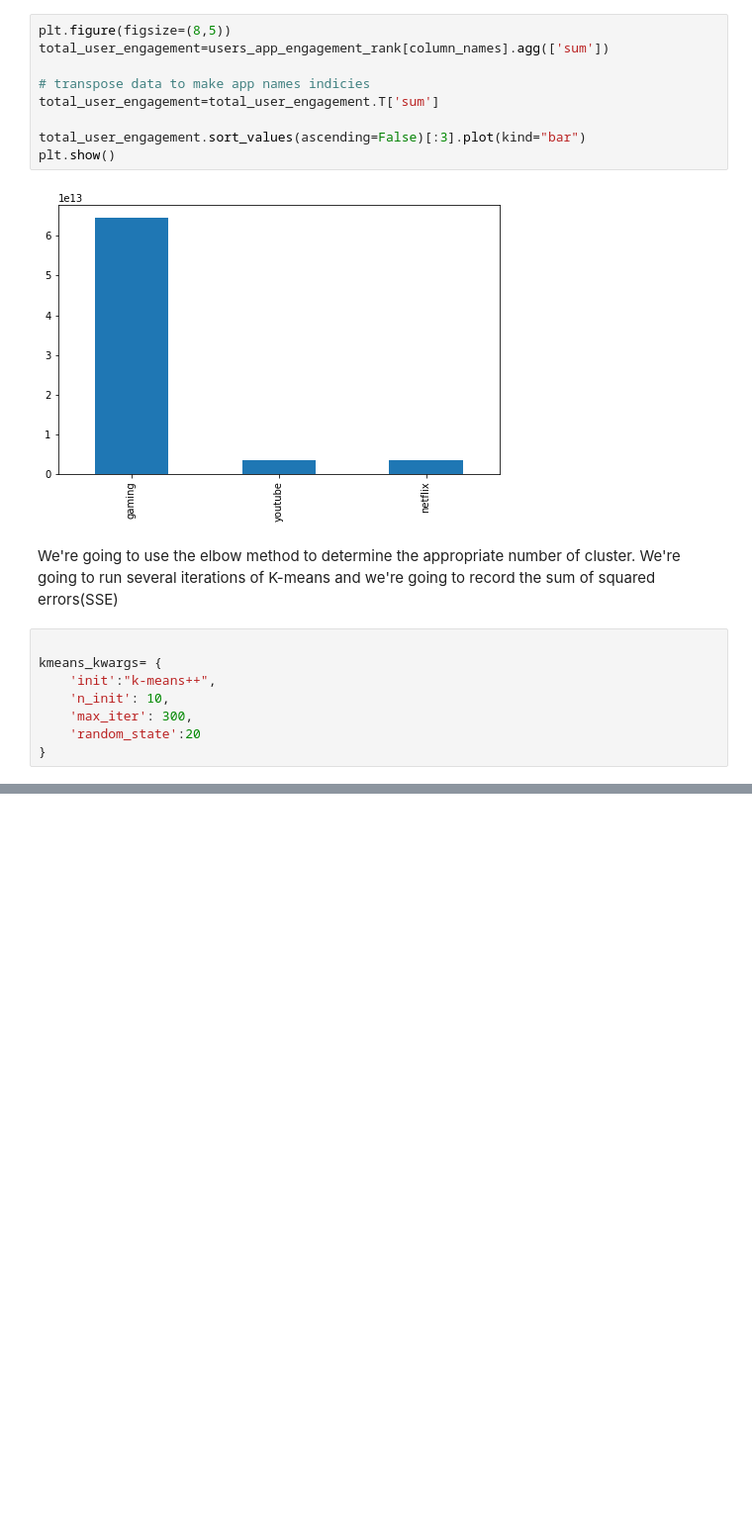
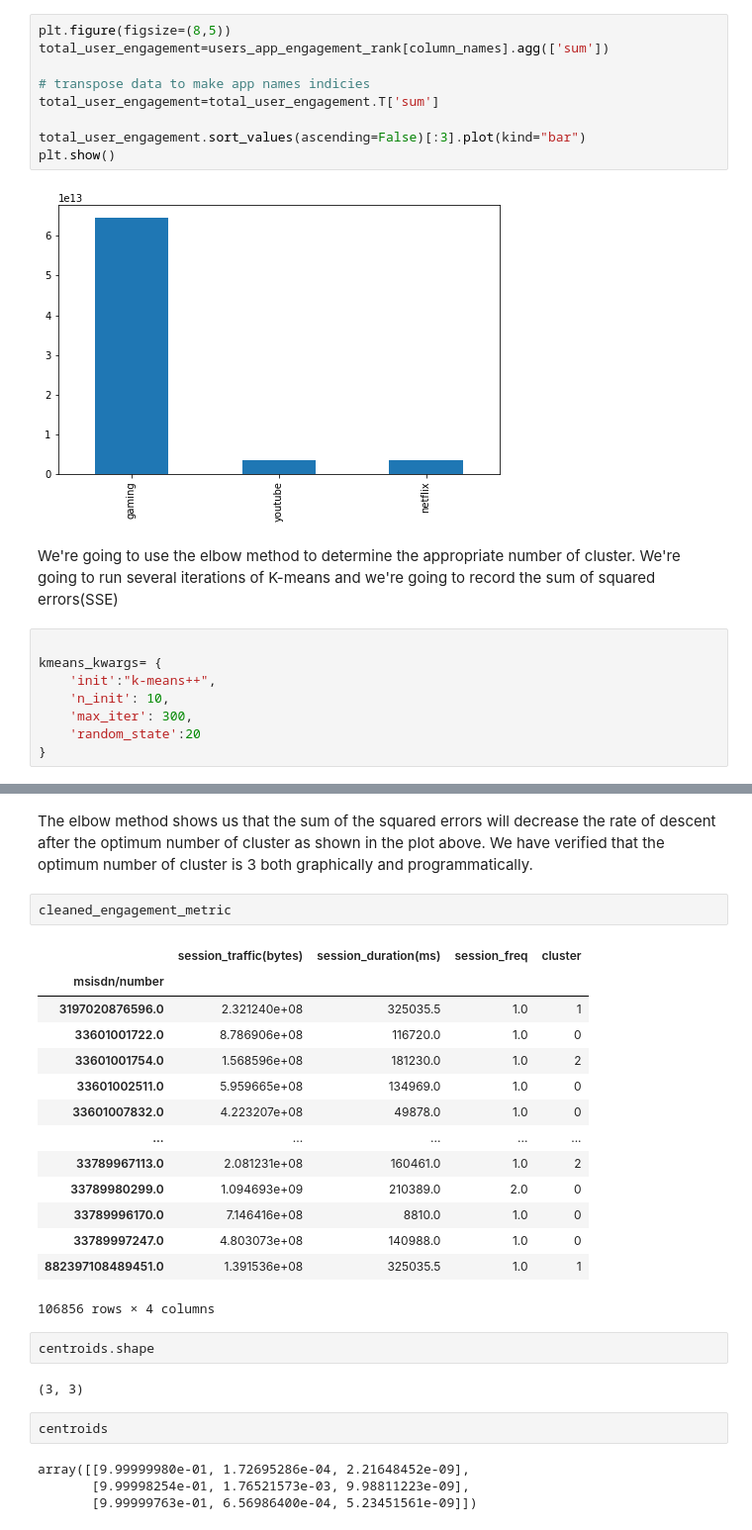
Before and after one commit to Nathnael12/Telecom_data_analysis, a Jupyter notebook: notebooks/UserEngagementAnalysis.ipynb, the cells around one changed output, grey strips where cells are left out. Shown at 99% size. Cells and saved outputs as stored; diff of their text form; blank space fills up the shorter version.

Commit message:
interprete the ouput from elbow method

```diff
--- a/notebooks/UserEngagementAnalysis.ipynb
+++ b/notebooks/UserEngagementAnalysis.ipynb
@@ -595,3 +595,32 @@ kl = KneeLocator(range(1,11), sse, curve='convex', direction='decreasing')
 kl.elbow
 # %% [output]
 3
+# %% [markdown]
+The elbow method shows us that the sum of the squared errors will decrease the rate of descent after the optimum number of cluster as shown in the plot above. We have verified that the optimum number of cluster is 3 both graphically and programmatically.
+# %%
+cleaned_engagement_metric
+# %% [output]
+|  | session_traffic(bytes) | session_duration(ms) | session_freq | cluster |
+| msisdn/number |  |  |  |  |
+| 3197020876596.0 | 2.321240e+08 | 325035.5 | 1.0 | 1 |
+| 33601001722.0 | 8.786906e+08 | 116720.0 | 1.0 | 0 |
+| 33601001754.0 | 1.568596e+08 | 181230.0 | 1.0 | 2 |
+| 33601002511.0 | 5.959665e+08 | 134969.0 | 1.0 | 0 |
+| 33601007832.0 | 4.223207e+08 | 49878.0 | 1.0 | 0 |
+| ... | ... | ... | ... | ... |
+| 33789967113.0 | 2.081231e+08 | 160461.0 | 1.0 | 2 |
+| 33789980299.0 | 1.094693e+09 | 210389.0 | 2.0 | 0 |
+| 33789996170.0 | 7.146416e+08 | 8810.0 | 1.0 | 0 |
+| 33789997247.0 | 4.803073e+08 | 140988.0 | 1.0 | 0 |
+| 882397108489451.0 | 1.391536e+08 | 325035.5 | 1.0 | 1 |
+106856 rows × 4 columns
+# %%
+centroids.shape
+# %% [output]
+(3, 3)
+# %%
+centroids
+# %% [output]
+array([[9.99999980e-01, 1.72695286e-04, 2.21648452e-09],
+       [9.99998254e-01, 1.76521573e-03, 9.98811223e-09],
+       [9.99999763e-01, 6.56986400e-04, 5.23451561e-09]])
```
Also changed, not shown: parts of 4 cells of this notebook, 2 other files.
